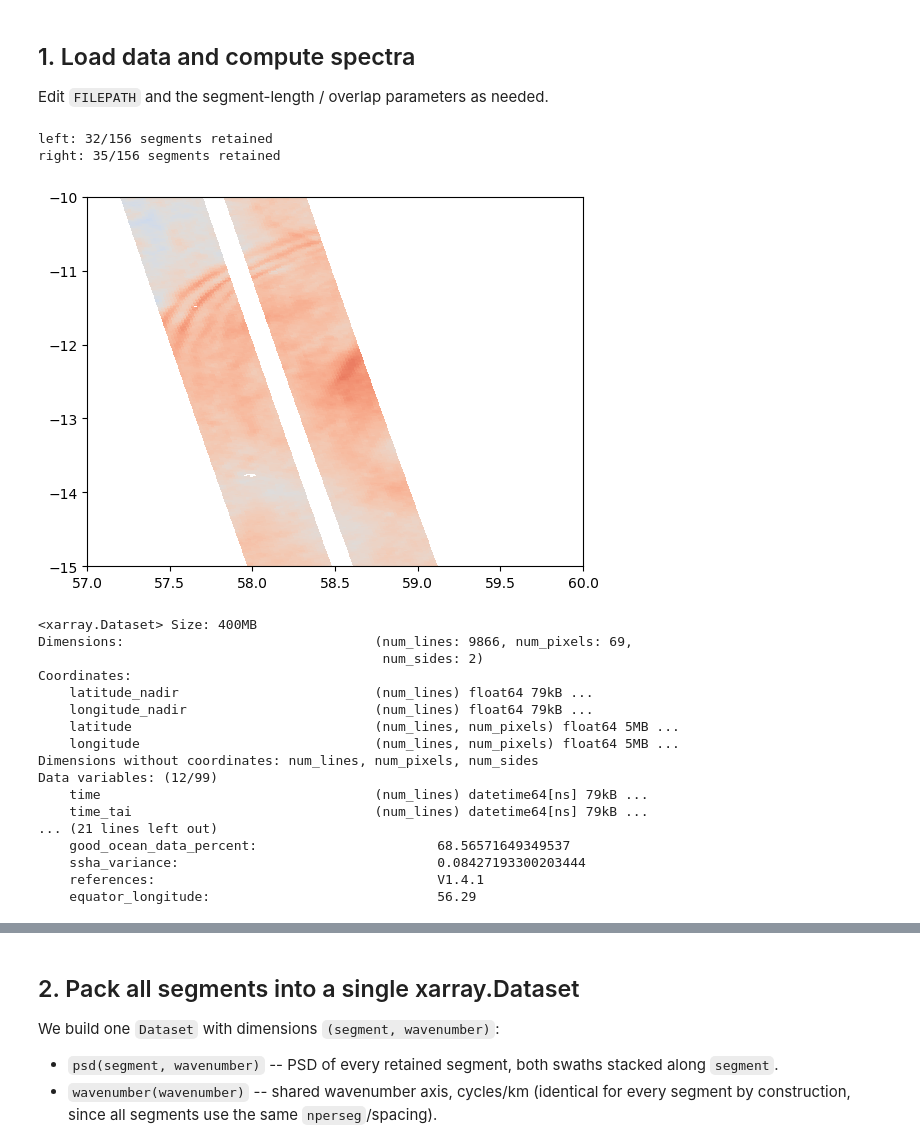
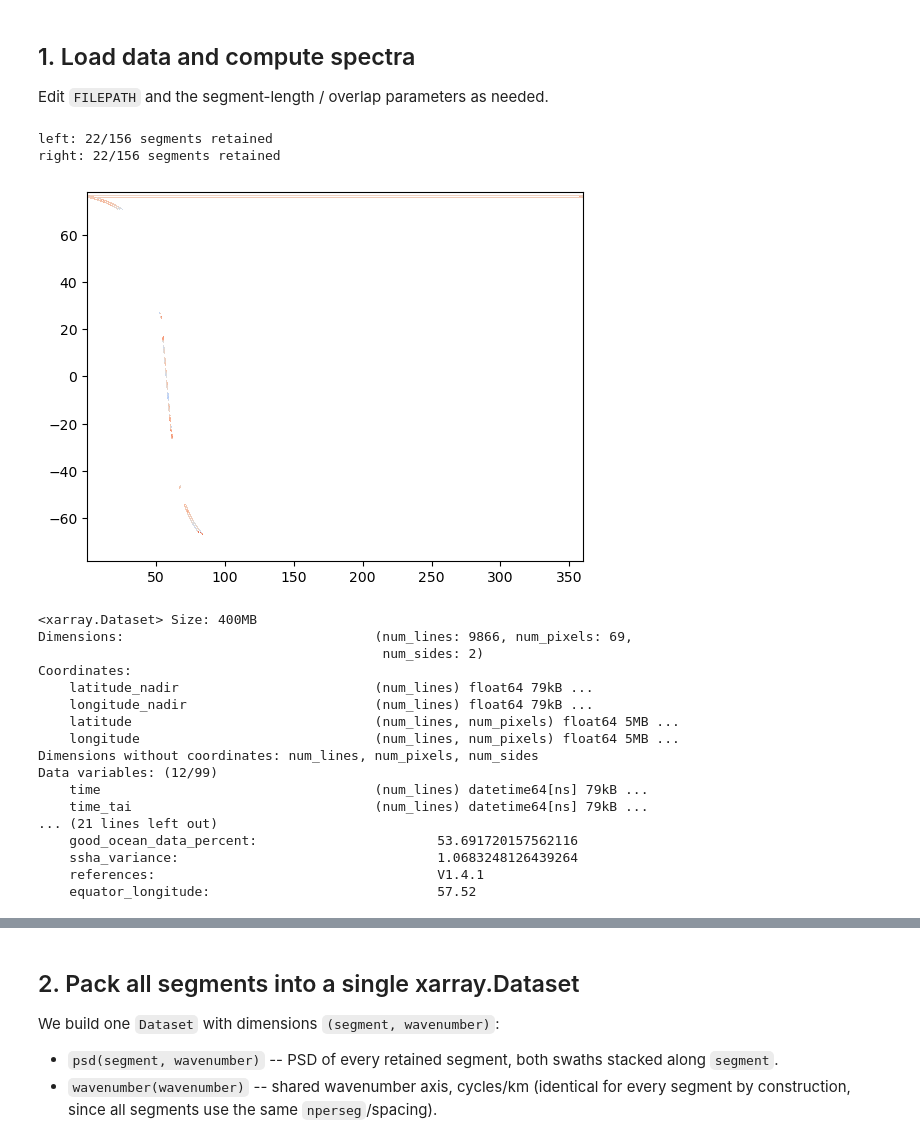
Before and after one commit to zcasparco/SWOT_UHH, a Jupyter notebook: Wavenumber spectra/SWOT_SSH_spectra.ipynb, the cells around one changed output, grey strips where cells are left out. Drawn from its saved outputs; the diff is of its cells as text; code cells hidden in the pictures.

```diff
--- a/Wavenumber spectra/SWOT_SSH_spectra.ipynb
+++ b/Wavenumber spectra/SWOT_SSH_spectra.ipynb
@@ -21,7 +21,7 @@ from swot_analysis import plotting
 Edit `FILEPATH` and the segment-length / overlap parameters as needed.
 # %%
 data_dir = '/Users/zoecas/Documents/data/Mascarene_0225/'
-file = "SWOT_L2_LR_SSH_Expert_029_094_20250227T182035_20250227T191203_PGD0_02.nc"
+file = "SWOT_L2_LR_SSH_Expert_028_372_20250216T195747_20250216T204915_PGD0_02.nc"
 
 #FILEPATH = "path/to/SWOT_L2_LR_SSH_Basic_*.nc"
 SEGMENT_LENGTH_KM = 250.0
@@ -43,25 +43,25 @@ spectra = compute_pass_spectra(
 for swath_name, res in spectra.items():
     print(f"{swath_name}: {res.n_segments_used}/{res.n_segments_total} segments retained")
 # %% [output]
-left: 32/156 segments retained
-right: 35/156 segments retained
+left: 22/156 segments retained
+right: 22/156 segments retained
 # %%
 # Whole dataset
 title = 'SSHA [m]'
 dat = data["ssha"]
 lon = data["longitude"]
 lat = data["latitude"]
 vmin, vmax = -0.5,0.5
 
 #lonmax = ((test.longitude.where(np.isnan(dat)==False)+180)%360-180).max()
 #lonmin = ((test.longitude.where(np.isnan(dat)==False)+180)%360-180).min()
 #ax = plotting.plot_segments(lon,lat,dat,title,vmin,vmax)
 fig,ax=plt.subplots()
 ax.pcolormesh(data["longitude"],data["latitude"],data["ssha"],cmap='coolwarm',vmax=0.5)
-ax.set_xlim(57,60);ax.set_ylim(-15,-10)
+#ax.set_xlim(55,61);ax.set_ylim(-30,20)
 plt.savefig('/Users/zoecas/Downloads/IWs.png')
 # %% [output]
-[figure, old version]
+[figure, new version]
 # %%
 _ds = xr.open_dataset(data_dir+file)
 _ds
@@ -79,10 +79,10 @@ Data variables: (12/99)
     time                                   (num_lines) datetime64[ns] 79kB ...
     time_tai                               (num_lines) datetime64[ns] 79kB ...
 ... (21 lines left out)
-    good_ocean_data_percent:                       68.56571649349537
-    ssha_variance:                                 0.08427193300203444
+    good_ocean_data_percent:                       53.691720157562116
+    ssha_variance:                                 1.0683248126439264
     references:                                    V1.4.1
-    equator_longitude:                             56.29
+    equator_longitude:                             57.52
 # %%
 fig,ax=plt.subplots()
 ax.pcolormesh(_ds["longitude"].values,_ds["latitude"].values,(_ds["internal_tide_hret"]).values,cmap='coolwarm',vmax=0.05)
```
Also changed, not shown: parts of 6 cells of this notebook, 1 other file.
